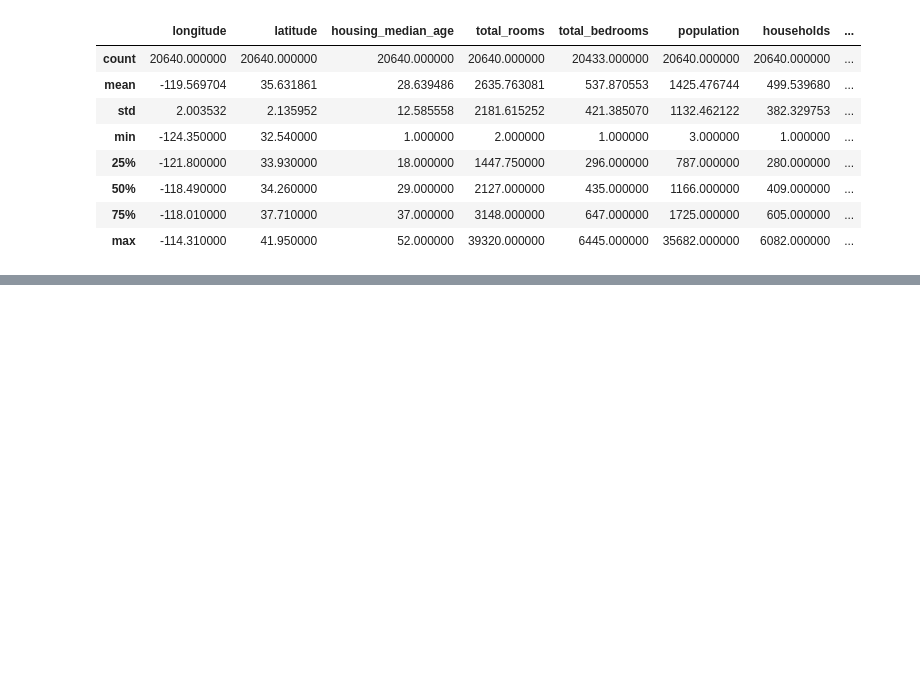
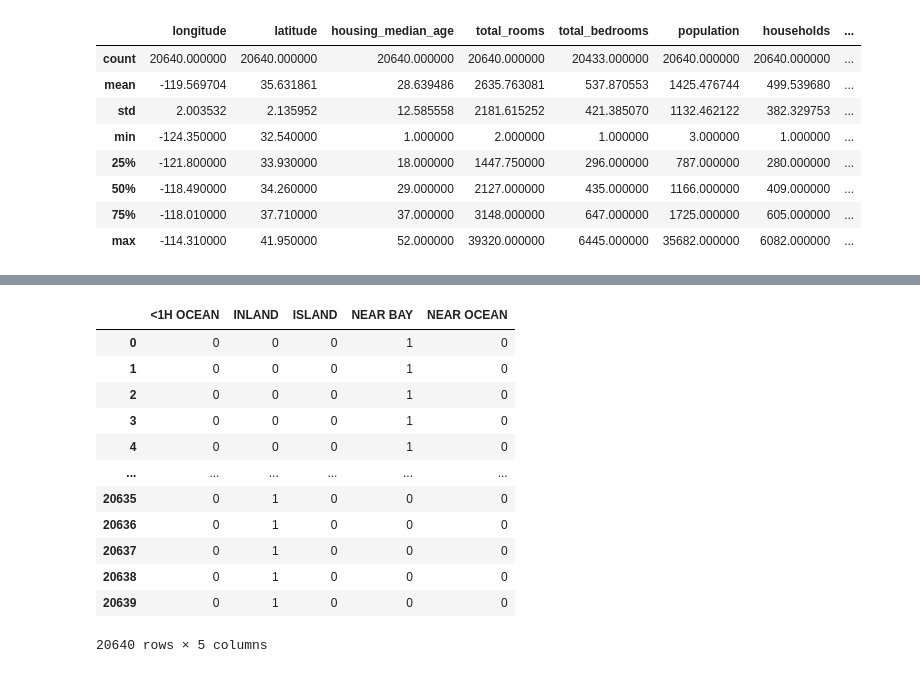
Before and after one commit to Joao-Inacio/Labs, a Jupyter notebook: california _housing_prices/price.ipynb, the cells around one changed output, grey strips where cells are left out. Cells and saved outputs as stored; diff of their text form; code cells hidden in the pictures; blank space fills up the shorter version.

```diff
--- a/california _housing_prices/price.ipynb
+++ b/california _housing_prices/price.ipynb
@@ -64,0 +67,4 @@ df.describe()
+# %%
+# Eliminando os valores nulos
+df['total_bedrooms'].fillna(df['total_bedrooms'].mean(), inplace=True)
+df.info()
@@ -64,0 +89,34 @@ df.describe()
+# %%
+# Biblioteca
+from sklearn.preprocessing import OneHotEncoder
+
+
+# Crie uma instância do OneHotEncoder
+onehotencoder = OneHotEncoder(categories='auto', sparse_output=False, dtype='int32')
+
+# Aplique a codificação one-hot na coluna 'ocean_proximity'
+ohe = onehotencoder.fit_transform(df[['ocean_proximity']])
+
+# Obtenha os nomes das categorias
+categories = onehotencoder.categories_[0]
+
+# Crie os nomes das colunas
+column_names = [f"{category}" for category in categories]
+
+# Crie o DataFrame resultante com as colunas codificadas
+ohe_df = pd.DataFrame(ohe, columns=column_names)
+ohe_df
+# %% [output]
+|  | <1H OCEAN | INLAND | ISLAND | NEAR BAY | NEAR OCEAN |
+| 0 | 0 | 0 | 0 | 1 | 0 |
+| 1 | 0 | 0 | 0 | 1 | 0 |
+| 2 | 0 | 0 | 0 | 1 | 0 |
+| 3 | 0 | 0 | 0 | 1 | 0 |
+| 4 | 0 | 0 | 0 | 1 | 0 |
+| ... | ... | ... | ... | ... | ... |
+| 20635 | 0 | 1 | 0 | 0 | 0 |
+| 20636 | 0 | 1 | 0 | 0 | 0 |
+| 20637 | 0 | 1 | 0 | 0 | 0 |
+| 20638 | 0 | 1 | 0 | 0 | 0 |
+| 20639 | 0 | 1 | 0 | 0 | 0 |
+20640 rows × 5 columns
```
Also changed, not shown: parts of 6 cells of this notebook.
